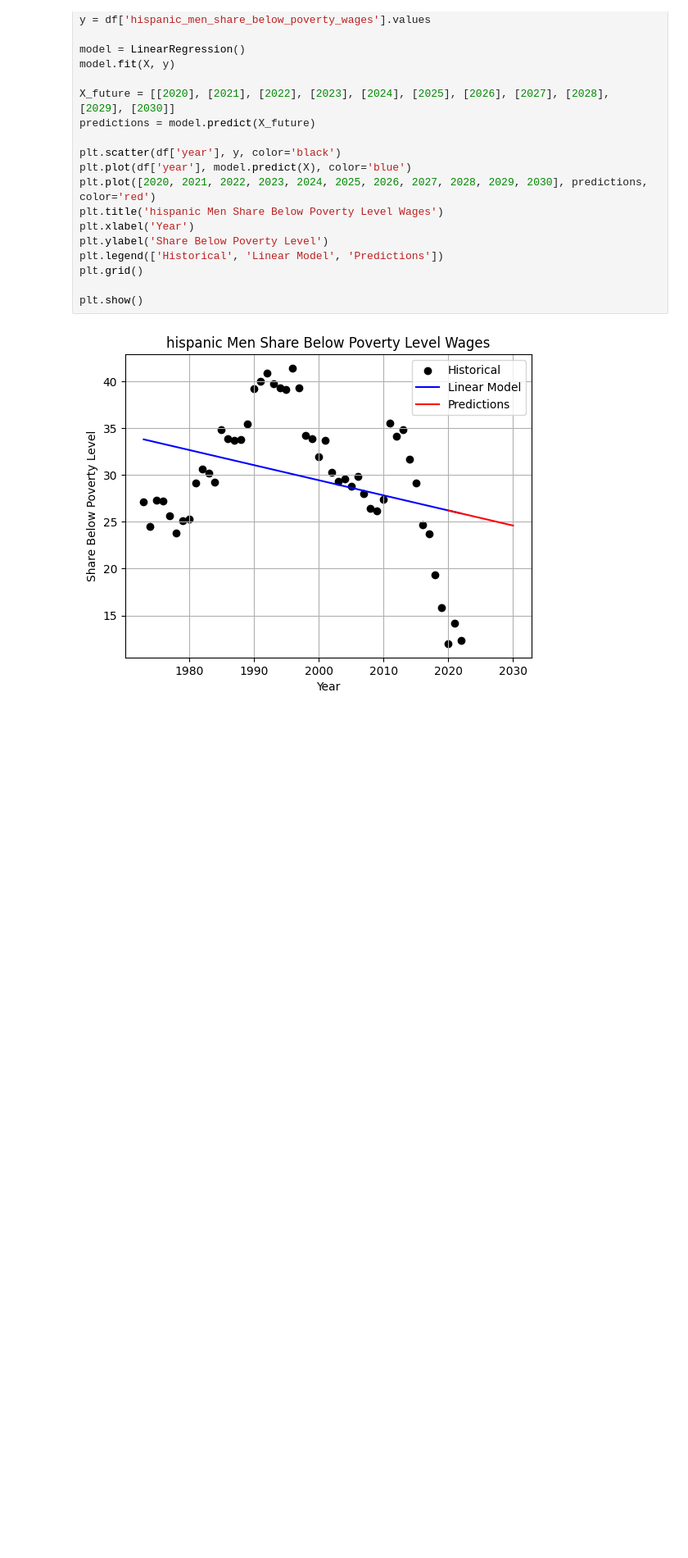
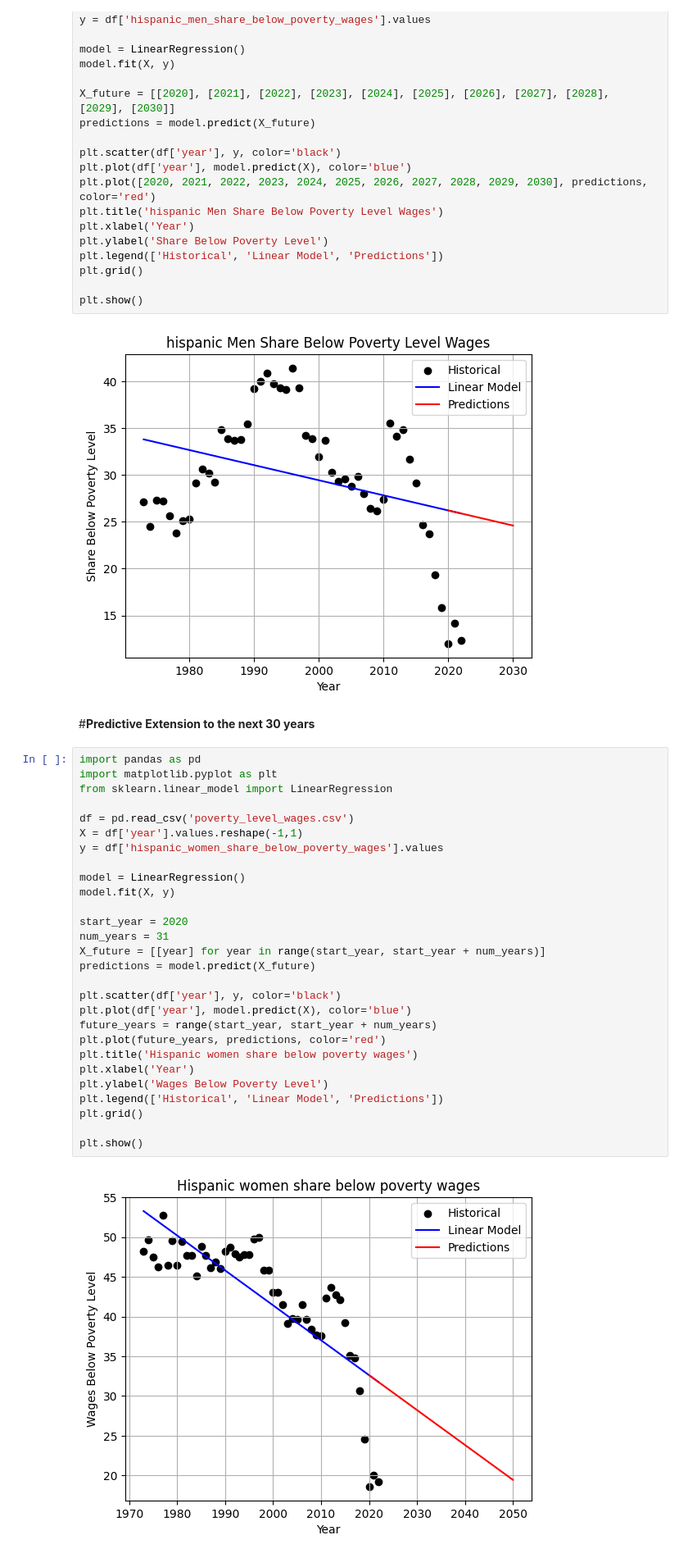
Before and after one commit to ssarwar035/I310-Project_Poverty-Levels-by-Race-and-Gender, a Jupyter notebook: I310D_Final_Project_Hispanic_Men.ipynb, the cells around one changed output. Shown at 82% size. Cells and saved outputs as stored; diff of their text form; blank space fills up the shorter version.

Commit message:
Sreehana final version, Hispanic Men

```diff
--- a/I310D_Final_Project_Hispanic_Men.ipynb
+++ b/I310D_Final_Project_Hispanic_Men.ipynb
@@ -304,3 +304,35 @@ plt.grid()
 plt.show()
 # %% [output]
 [figure]
+# %% [markdown]
+#**Predictive Extension to the next 30 years**
+# %%
+import pandas as pd
+import matplotlib.pyplot as plt
+from sklearn.linear_model import LinearRegression
+
+df = pd.read_csv('poverty_level_wages.csv')
+X = df['year'].values.reshape(-1,1)
+y = df['hispanic_women_share_below_poverty_wages'].values
+
+model = LinearRegression()
+model.fit(X, y)
+
+start_year = 2020
+num_years = 31
+X_future = [[year] for year in range(start_year, start_year + num_years)]
+predictions = model.predict(X_future)
+
+plt.scatter(df['year'], y, color='black')
+plt.plot(df['year'], model.predict(X), color='blue')
+future_years = range(start_year, start_year + num_years)
+plt.plot(future_years, predictions, color='red')
+plt.title('Hispanic women share below poverty wages')
+plt.xlabel('Year')
+plt.ylabel('Wages Below Poverty Level')
+plt.legend(['Historical', 'Linear Model', 'Predictions'])
+plt.grid()
+
+plt.show()
+# %% [output]
+[figure, added]
```
